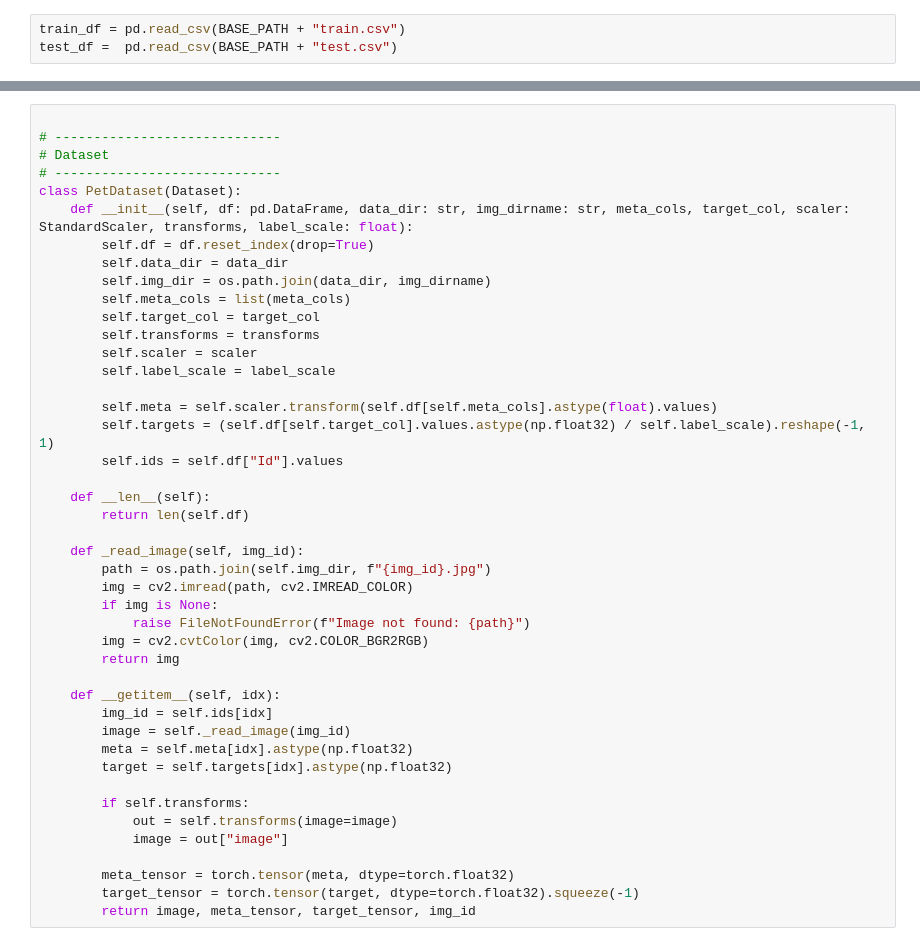
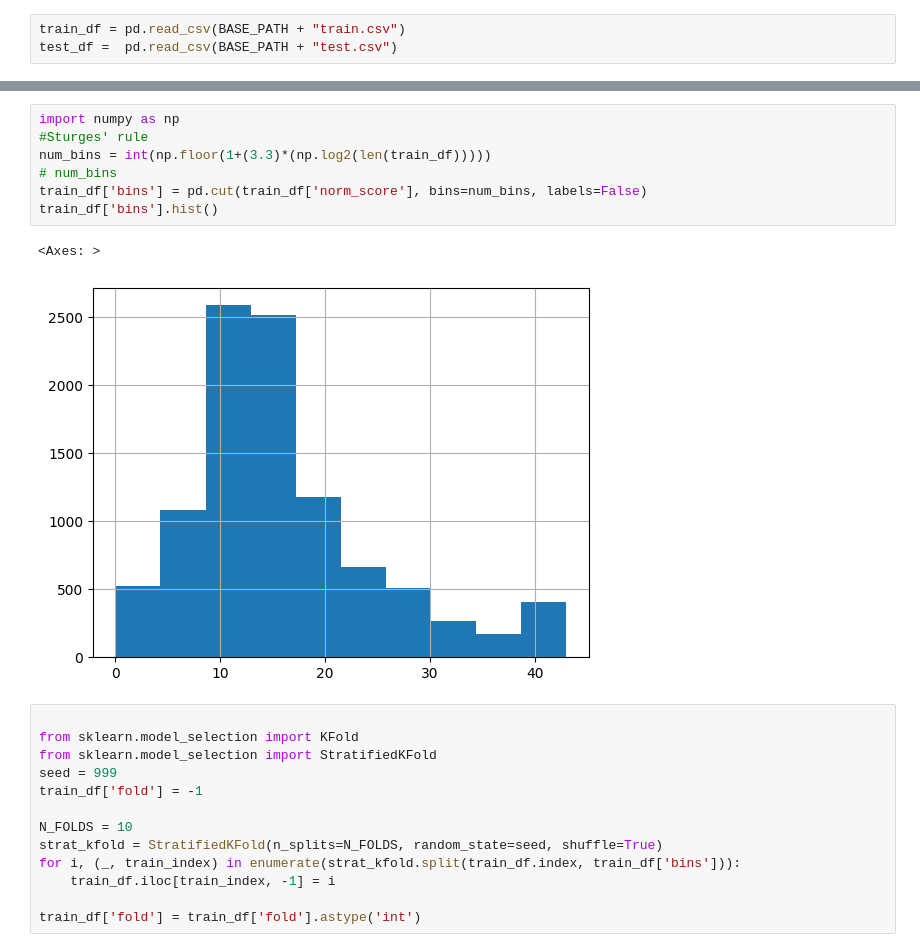
Before and after one commit to GhiasAli17/Petfinder_Pawpularity, a Jupyter notebook: final.ipynb, the cells around one changed output, grey strips where cells are left out. Saved outputs shown, nothing was run; the diff lists cells and outputs as text.

```diff
--- a/final.ipynb
+++ b/final.ipynb
@@ -109,44 +100,23 @@ def make_stratified_folds(df: pd.DataFrame, target_col: str, n_folds: int, seed:
-# %%
-
-# -----------------------------
-# Dataset
-# -----------------------------
-class PetDataset(Dataset):
-    def __init__(self, df: pd.DataFrame, data_dir: str, img_dirname: str, meta_cols, target_col, scaler: StandardScaler, transforms, label_scale: float):
-        self.df = df.reset_index(drop=True)
-        self.data_dir = data_dir
-        self.img_dir = os.path.join(data_dir, img_dirname)
-        self.meta_cols = list(meta_cols)
-        self.target_col = target_col
-        self.transforms = transforms
-        self.scaler = scaler
-        self.label_scale = label_scale
-
-        self.meta = self.scaler.transform(self.df[self.meta_cols].astype(float).values)
-        self.targets = (self.df[self.target_col].values.astype(np.float32) / self.label_scale).reshape(-1, 1)
-        self.ids = self.df["Id"].values
-
-    def __len__(self):
-        return len(self.df)
-
-    def _read_image(self, img_id):
-        path = os.path.join(self.img_dir, f"{img_id}.jpg")
-        img = cv2.imread(path, cv2.IMREAD_COLOR)
-        if img is None:
-            raise FileNotFoundError(f"Image not found: {path}")
-        img = cv2.cvtColor(img, cv2.COLOR_BGR2RGB)
-        return img
-
-    def __getitem__(self, idx):
-        img_id = self.ids[idx]
-        image = self._read_image(img_id)
-        meta = self.meta[idx].astype(np.float32)
-        target = self.targets[idx].astype(np.float32)
-
-        if self.transforms:
-            out = self.transforms(image=image)
-            image = out["image"]
-
-        meta_tensor = torch.tensor(meta, dtype=torch.float32)
-        target_tensor = torch.tensor(target, dtype=torch.float32).squeeze(-1)
-        return image, meta_tensor, target_tensor, img_id
+# %%
+import numpy as np
+#Sturges' rule
+num_bins = int(np.floor(1+(3.3)*(np.log2(len(train_df)))))
+# num_bins
+train_df['bins'] = pd.cut(train_df['norm_score'], bins=num_bins, labels=False)
+train_df['bins'].hist()
+# %% [output]
+<Axes: >
+[figure, added]
+# %%
+
+from sklearn.model_selection import KFold
+from sklearn.model_selection import StratifiedKFold
+seed = 999
+train_df['fold'] = -1
+
+N_FOLDS = 10
+strat_kfold = StratifiedKFold(n_splits=N_FOLDS, random_state=seed, shuffle=True)
+for i, (_, train_index) in enumerate(strat_kfold.split(train_df.index, train_df['bins'])):
+    train_df.iloc[train_index, -1] = i
+
+train_df['fold'] = train_df['fold'].astype('int')
```
Also changed, not shown: parts of 33 cells of this notebook.
